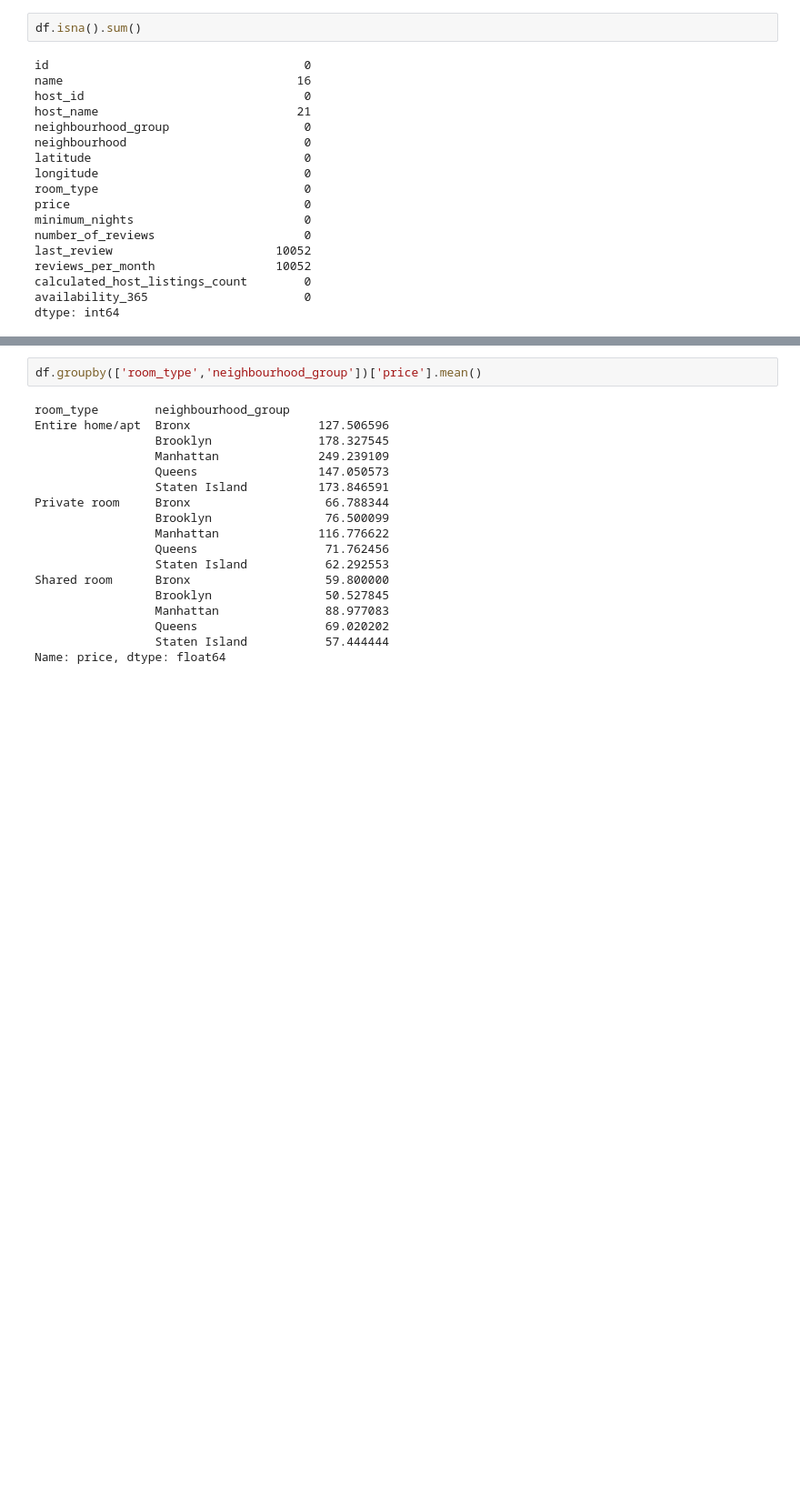
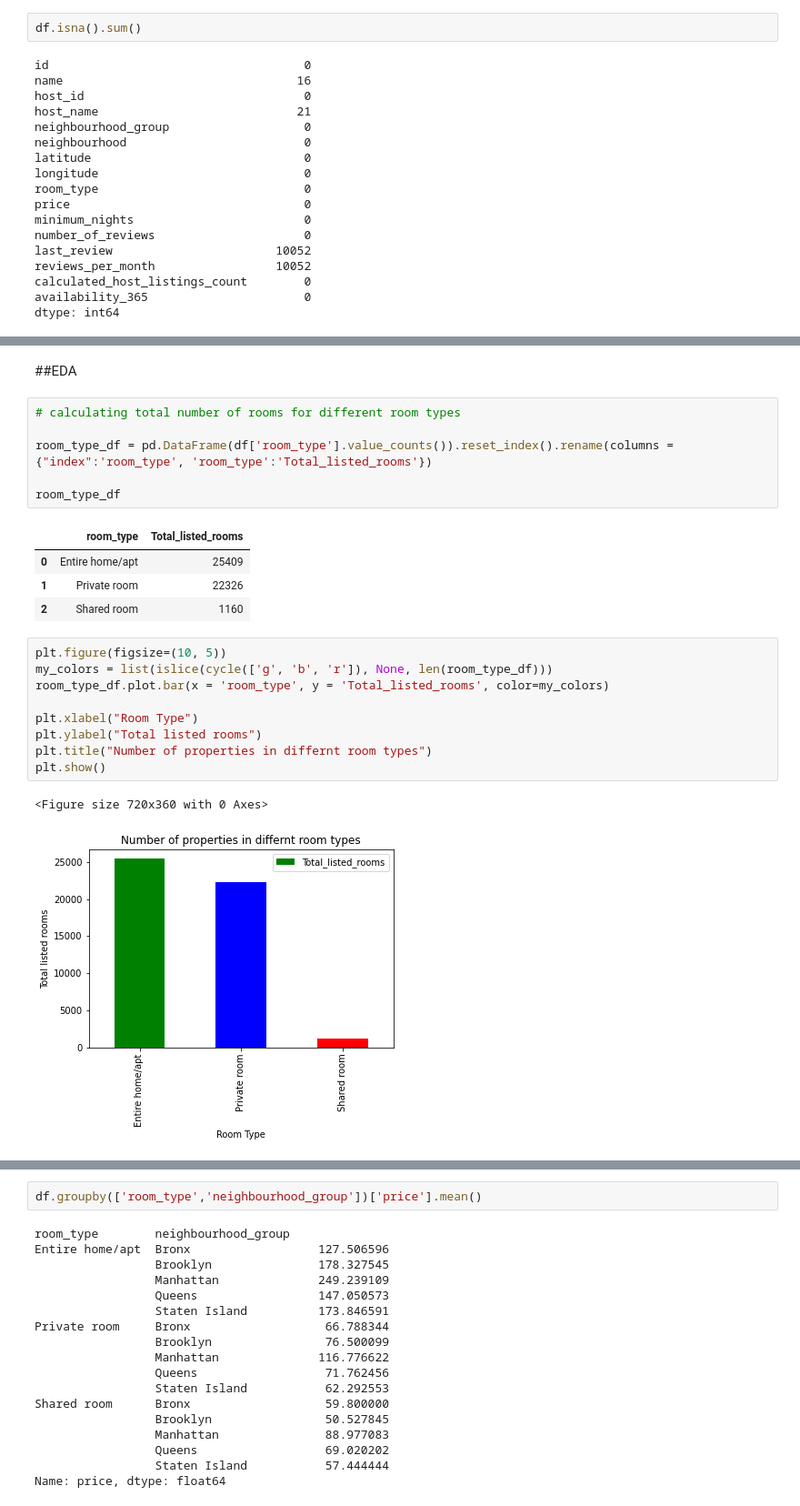
Before and after one commit to Rahul711sharma/AirBnb-Booking-Analysis, a Jupyter notebook: Airbnb_Bookings_Analysis_Capstone_Project.ipynb, the cells around one changed output, grey strips where cells are left out. Shown at 91% size. Cells and saved outputs as stored; diff of their text form; blank space fills up the shorter version.

```diff
--- a/Airbnb_Bookings_Analysis_Capstone_Project.ipynb
+++ b/Airbnb_Bookings_Analysis_Capstone_Project.ipynb
@@ -100,0 +163,25 @@ dtype: int64
+# %% [markdown]
+##EDA
+# %%
+# calculating total number of rooms for different room types
+
+room_type_df = pd.DataFrame(df['room_type'].value_counts()).reset_index().rename(columns = {"index":'room_type', 'room_type':'Total_listed_rooms'})
+
+room_type_df
+# %% [output]
+|  | room_type | Total_listed_rooms |
+| 0 | Entire home/apt | 25409 |
+| 1 | Private room | 22326 |
+| 2 | Shared room | 1160 |
+# %%
+plt.figure(figsize=(10, 5))
+my_colors = list(islice(cycle(['g', 'b', 'r']), None, len(room_type_df)))
+room_type_df.plot.bar(x = 'room_type', y = 'Total_listed_rooms', color=my_colors)
+
+plt.xlabel("Room Type")
+plt.ylabel("Total listed rooms")
+plt.title("Number of properties in differnt room types")
+plt.show()
+# %% [output]
+<Figure size 720x360 with 0 Axes>
+[figure, added]
```
Also changed, not shown: parts of 30 cells of this notebook.
